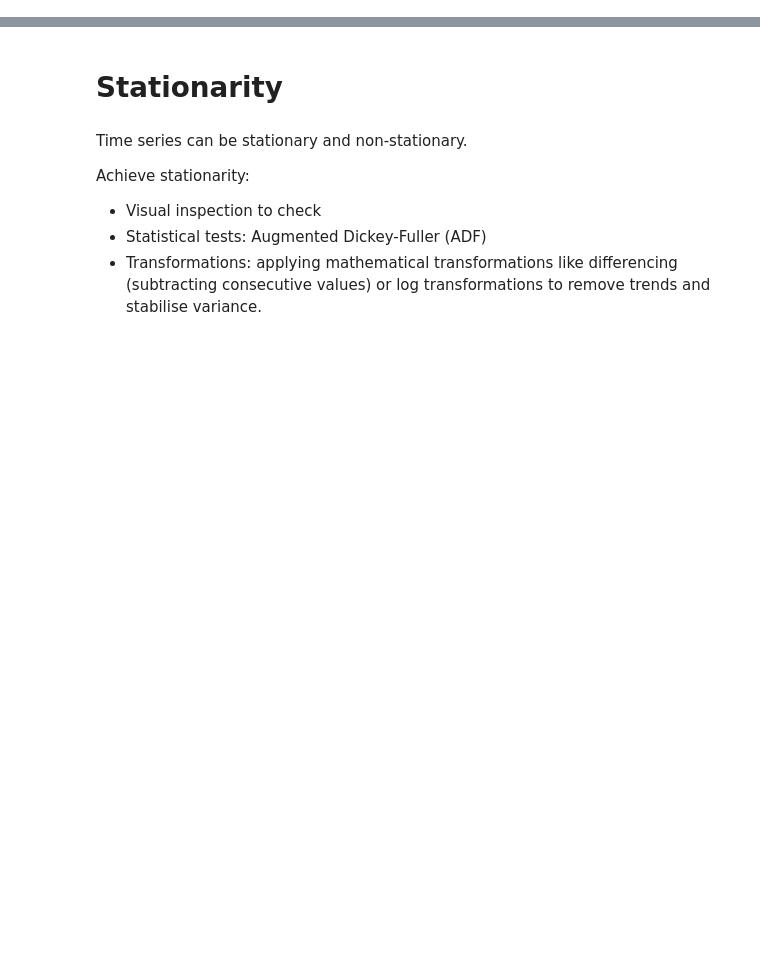
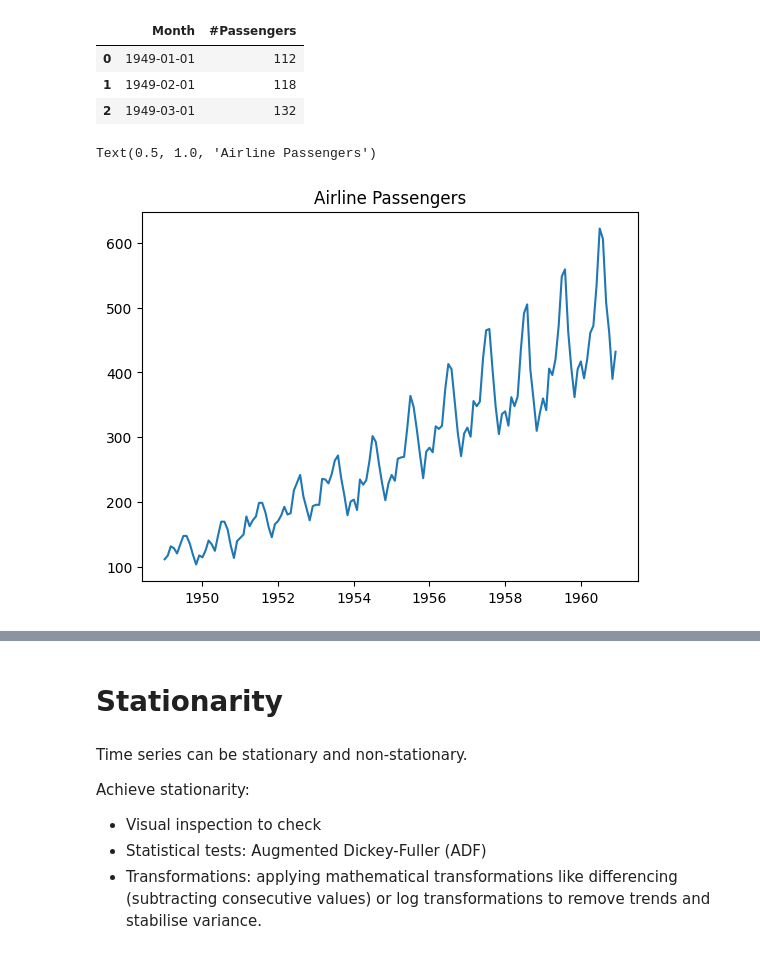
Before and after one commit to EvgeniiZorin/Handbook_Data-Science, a Jupyter notebook: _0_time_series.ipynb, the cells around one changed output, grey strips where cells are left out. Drawn from its saved outputs; the diff is of its cells as text; code cells hidden in the pictures; blank space fills up the shorter version.

```diff
--- a/_0_time_series.ipynb
+++ b/_0_time_series.ipynb
@@ -36,0 +37,26 @@ Time-series are generally of two types:
+# %%
+# viewing seasonality
+import pandas as pd
+import matplotlib.pyplot as plt
+import seaborn as sns
+from statsmodels.tsa.stattools import adfuller
+import numpy as np
+
+from utils.time_series import get_data_air_passengers
+
+
+data = get_data_air_passengers()
+
+display(data.head(3))
+plt.plot(
+    data['Month'],
+    data['#Passengers']
+)
+plt.title('Airline Passengers')
+# %% [output]
+|  | Month | #Passengers |
+| 0 | 1949-01-01 | 112 |
+| 1 | 1949-02-01 | 118 |
+| 2 | 1949-03-01 | 132 |
+Text(0.5, 1.0, 'Airline Passengers')
+[figure, added]
```
Also changed, not shown: parts of 54 cells of this notebook, 1 other file.
